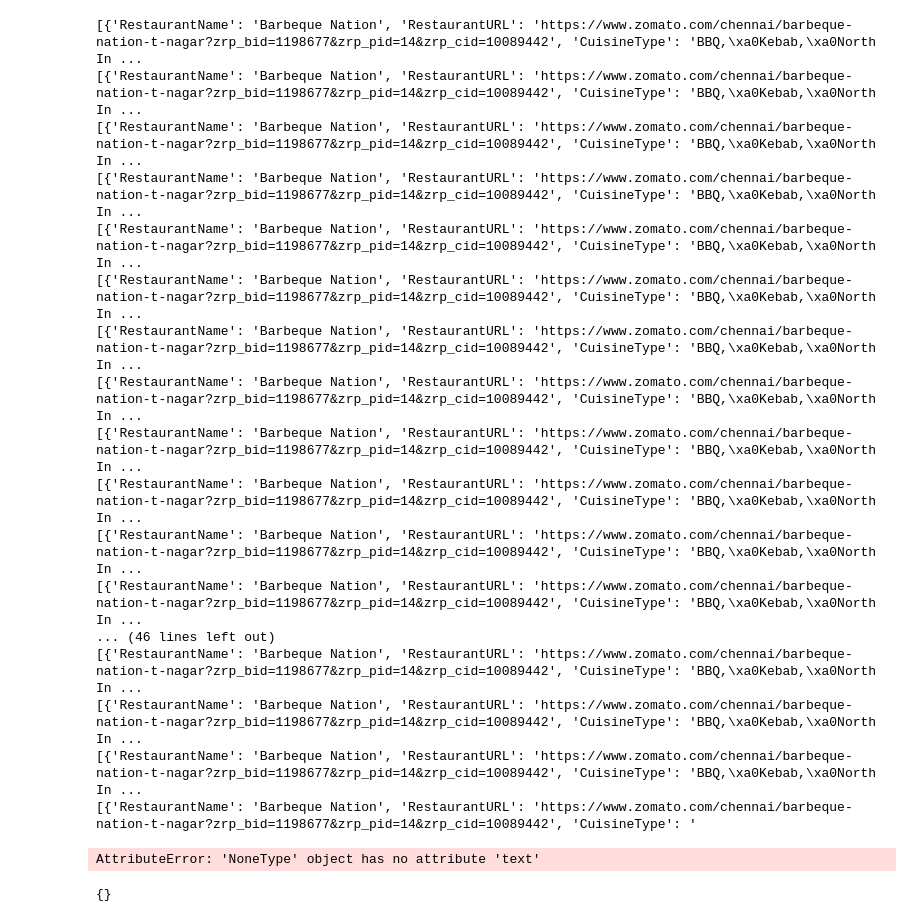
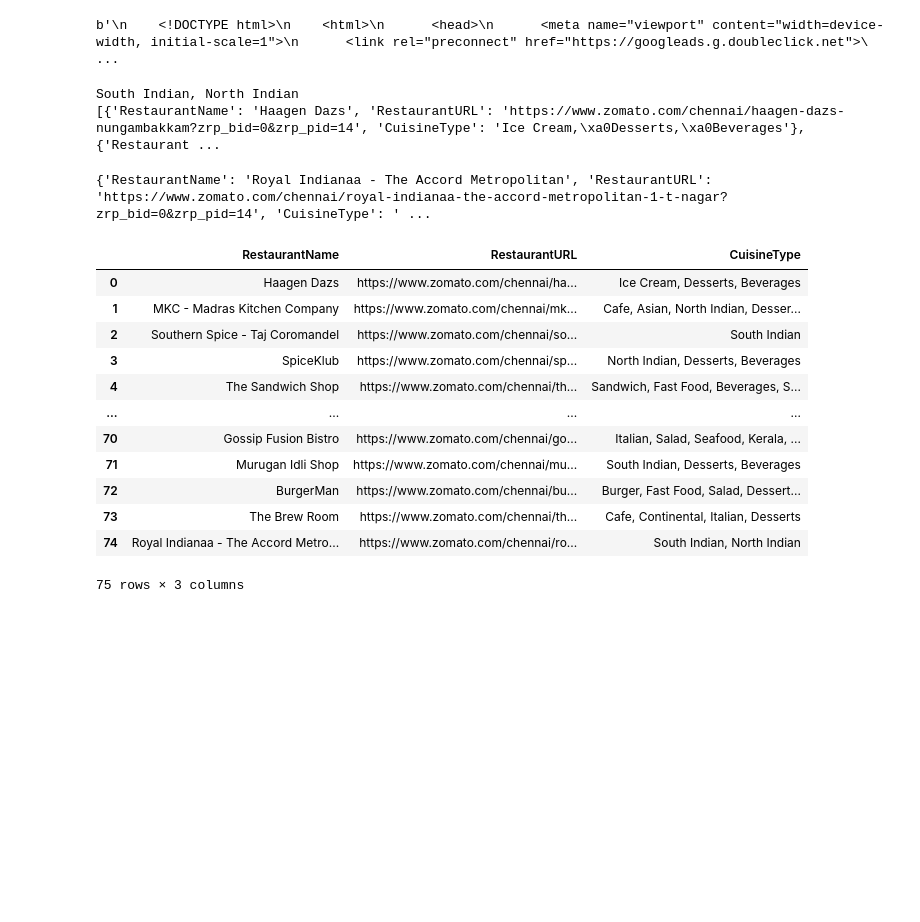
Before and after one commit to Deepigha/WebScrapping, a Jupyter notebook: Data_Coll.ipynb, the cells around one changed output. Drawn from its saved outputs; the diff is of its cells as text; code cells hidden in the pictures; blank space fills up the shorter version.

```diff
--- a/Data_Coll.ipynb
+++ b/Data_Coll.ipynb
@@ -22,44 +22,49 @@ page = requests.get(URL, headers=headers)
 
 soup = BS(page.content, "html.parser")
 
-# print(page.content)
+print(page.content)
+# %% [output]
+b'\n    <!DOCTYPE html>\n    <html>\n      <head>\n      <meta name="viewport" content="width=device-width, initial-scale=1">\n      <link rel="preconnect" href="https://googleads.g.doubleclick.net">\ ...
 # %%
 top_rest = soup.find_all("div",attrs={"class": "sc-laTMn gITREa"})
 
 # print(top_rest)
 
-list_tr = top_rest[0].find_all("div",attrs={"class": "sc-bke1zw-1"})
-# print("list_lr")
-# print(list_tr)
+list_tr = top_rest[0].find_all("div",attrs={"class": "sc-gykZtl cNbqkQ"})
+# print(tr.find("div",attrs={"class": "sc-ldQhTJ hlojsD"}).text)
 list_rest =[]
 for tr in list_tr:
     dataframe ={}
-    dataframe["RestaurantName"] = (tr.find("a",attrs={"class": "sc-kKsMzK sc-bwNswr cqWHvO"})).text.replace('\n', ' ')
-    attr = tr.find("a",attrs={"class": "sc-kKsMzK sc-bwNswr cqWHvO"})
+    dataframe["RestaurantName"] = (tr.find("a",attrs={"class": "sc-lljKfs sc-ffCbqV dKlSrU"})).text.replace('\n', ' ')
+    attr = tr.find("a",attrs={"class": "sc-lljKfs sc-ffCbqV dKlSrU"})
     dataframe["RestaurantURL"] = attr["href"]
-    dataframe["CuisineType"] = (tr.find("div",attrs={"class":"sc-jOnmPf FOTlX"})).text.replace('\n', ' ')
+    dataframe["CuisineType"] = (tr.find("div",attrs={"class":"sc-ldQhTJ hlojsD"})).text.replace('\n', ' ')
     list_rest.append(dataframe)
-    print(list_rest)
+# print(list_rest)
 # %% [output]
-[{'RestaurantName': 'Barbeque Nation', 'RestaurantURL': 'https://www.zomato.com/chennai/barbeque-nation-t-nagar?zrp_bid=1198677&zrp_pid=14&zrp_cid=10089442', 'CuisineType': 'BBQ,\xa0Kebab,\xa0North In ...
-[{'RestaurantName': 'Barbeque Nation', 'RestaurantURL': 'https://www.zomato.com/chennai/barbeque-nation-t-nagar?zrp_bid=1198677&zrp_pid=14&zrp_cid=10089442', 'CuisineType': 'BBQ,\xa0Kebab,\xa0North In ...
-[{'RestaurantName': 'Barbeque Nation', 'RestaurantURL': 'https://www.zomato.com/chennai/barbeque-nation-t-nagar?zrp_bid=1198677&zrp_pid=14&zrp_cid=10089442', 'CuisineType': 'BBQ,\xa0Kebab,\xa0North In ...
-[{'RestaurantName': 'Barbeque Nation', 'RestaurantURL': 'https://www.zomato.com/chennai/barbeque-nation-t-nagar?zrp_bid=1198677&zrp_pid=14&zrp_cid=10089442', 'CuisineType': 'BBQ,\xa0Kebab,\xa0North In ...
-[{'RestaurantName': 'Barbeque Nation', 'RestaurantURL': 'https://www.zomato.com/chennai/barbeque-nation-t-nagar?zrp_bid=1198677&zrp_pid=14&zrp_cid=10089442', 'CuisineType': 'BBQ,\xa0Kebab,\xa0North In ...
-[{'RestaurantName': 'Barbeque Nation', 'RestaurantURL': 'https://www.zomato.com/chennai/barbeque-nation-t-nagar?zrp_bid=1198677&zrp_pid=14&zrp_cid=10089442', 'CuisineType': 'BBQ,\xa0Kebab,\xa0North In ...
-[{'RestaurantName': 'Barbeque Nation', 'RestaurantURL': 'https://www.zomato.com/chennai/barbeque-nation-t-nagar?zrp_bid=1198677&zrp_pid=14&zrp_cid=10089442', 'CuisineType': 'BBQ,\xa0Kebab,\xa0North In ...
-[{'RestaurantName': 'Barbeque Nation', 'RestaurantURL': 'https://www.zomato.com/chennai/barbeque-nation-t-nagar?zrp_bid=1198677&zrp_pid=14&zrp_cid=10089442', 'CuisineType': 'BBQ,\xa0Kebab,\xa0North In ...
-[{'RestaurantName': 'Barbeque Nation', 'RestaurantURL': 'https://www.zomato.com/chennai/barbeque-nation-t-nagar?zrp_bid=1198677&zrp_pid=14&zrp_cid=10089442', 'CuisineType': 'BBQ,\xa0Kebab,\xa0North In ...
-[{'RestaurantName': 'Barbeque Nation', 'RestaurantURL': 'https://www.zomato.com/chennai/barbeque-nation-t-nagar?zrp_bid=1198677&zrp_pid=14&zrp_cid=10089442', 'CuisineType': 'BBQ,\xa0Kebab,\xa0North In ...
-[{'RestaurantName': 'Barbeque Nation', 'RestaurantURL': 'https://www.zomato.com/chennai/barbeque-nation-t-nagar?zrp_bid=1198677&zrp_pid=14&zrp_cid=10089442', 'CuisineType': 'BBQ,\xa0Kebab,\xa0North In ...
-[{'RestaurantName': 'Barbeque Nation', 'RestaurantURL': 'https://www.zomato.com/chennai/barbeque-nation-t-nagar?zrp_bid=1198677&zrp_pid=14&zrp_cid=10089442', 'CuisineType': 'BBQ,\xa0Kebab,\xa0North In ...
-... (46 lines left out)
-[{'RestaurantName': 'Barbeque Nation', 'RestaurantURL': 'https://www.zomato.com/chennai/barbeque-nation-t-nagar?zrp_bid=1198677&zrp_pid=14&zrp_cid=10089442', 'CuisineType': 'BBQ,\xa0Kebab,\xa0North In ...
-[{'RestaurantName': 'Barbeque Nation', 'RestaurantURL': 'https://www.zomato.com/chennai/barbeque-nation-t-nagar?zrp_bid=1198677&zrp_pid=14&zrp_cid=10089442', 'CuisineType': 'BBQ,\xa0Kebab,\xa0North In ...
-[{'RestaurantName': 'Barbeque Nation', 'RestaurantURL': 'https://www.zomato.com/chennai/barbeque-nation-t-nagar?zrp_bid=1198677&zrp_pid=14&zrp_cid=10089442', 'CuisineType': 'BBQ,\xa0Kebab,\xa0North In ...
-[{'RestaurantName': 'Barbeque Nation', 'RestaurantURL': 'https://www.zomato.com/chennai/barbeque-nation-t-nagar?zrp_bid=1198677&zrp_pid=14&zrp_cid=10089442', 'CuisineType': '
+South Indian, North Indian
+[{'RestaurantName': 'Haagen Dazs', 'RestaurantURL': 'https://www.zomato.com/chennai/haagen-dazs-nungambakkam?zrp_bid=0&zrp_pid=14', 'CuisineType': 'Ice Cream,\xa0Desserts,\xa0Beverages'}, {'Restaurant ...
-AttributeError: 'NoneType' object has no attribute 'text'
 # %%
 print(dataframe)
 # %% [output]
-{}
+{'RestaurantName': 'Royal Indianaa - The Accord Metropolitan', 'RestaurantURL': 'https://www.zomato.com/chennai/royal-indianaa-the-accord-metropolitan-1-t-nagar?zrp_bid=0&zrp_pid=14', 'CuisineType': ' ...
+# %%
+import pandas
+df = pandas.DataFrame(list_rest)
+df.to_csv("zomato_res.csv",index=False)
+# %%
+df
+# %% [output]
+|  | RestaurantName | RestaurantURL | CuisineType |
+| 0 | Haagen Dazs | https://www.zomato.com/chennai/ha... | Ice Cream, Desserts, Beverages |
+| 1 | MKC - Madras Kitchen Company | https://www.zomato.com/chennai/mk... | Cafe, Asian, North Indian, Desser... |
+| 2 | Southern Spice - Taj Coromandel | https://www.zomato.com/chennai/so... | South Indian |
+| 3 | SpiceKlub | https://www.zomato.com/chennai/sp... | North Indian, Desserts, Beverages |
+| 4 | The Sandwich Shop | https://www.zomato.com/chennai/th... | Sandwich, Fast Food, Beverages, S... |
+| ... | ... | ... | ... |
+| 70 | Gossip Fusion Bistro | https://www.zomato.com/chennai/go... | Italian, Salad, Seafood, Kerala, ... |
+| 71 | Murugan Idli Shop | https://www.zomato.com/chennai/mu... | South Indian, Desserts, Beverages |
+| 72 | BurgerMan | https://www.zomato.com/chennai/bu... | Burger, Fast Food, Salad, Dessert... |
+| 73 | The Brew Room | https://www.zomato.com/chennai/th... | Cafe, Continental, Italian, Desserts |
+| 74 | Royal Indianaa - The Accord Metro... | https://www.zomato.com/chennai/ro... | South Indian, North Indian |
+75 rows × 3 columns
```
Also changed, not shown: 1 other file.
